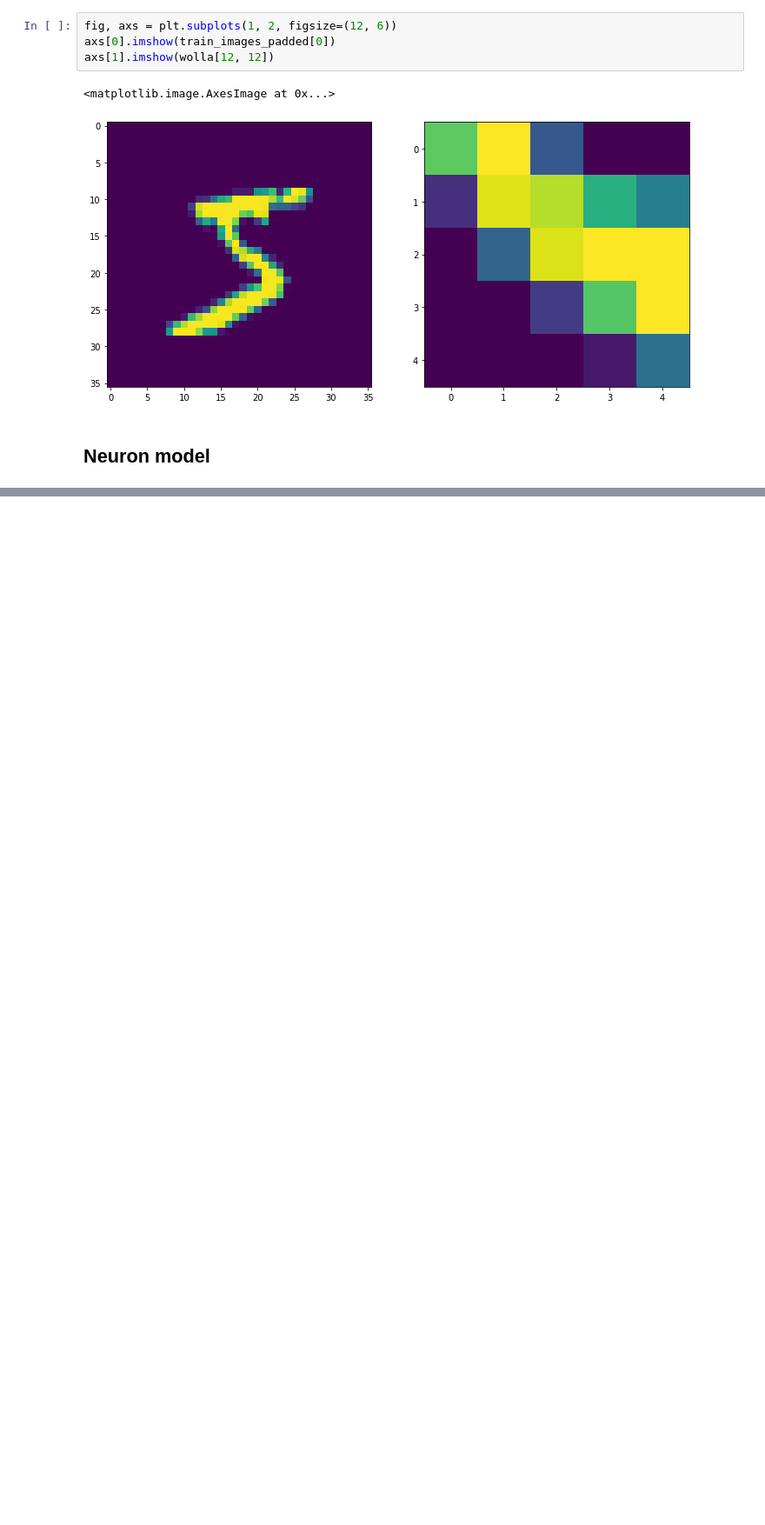
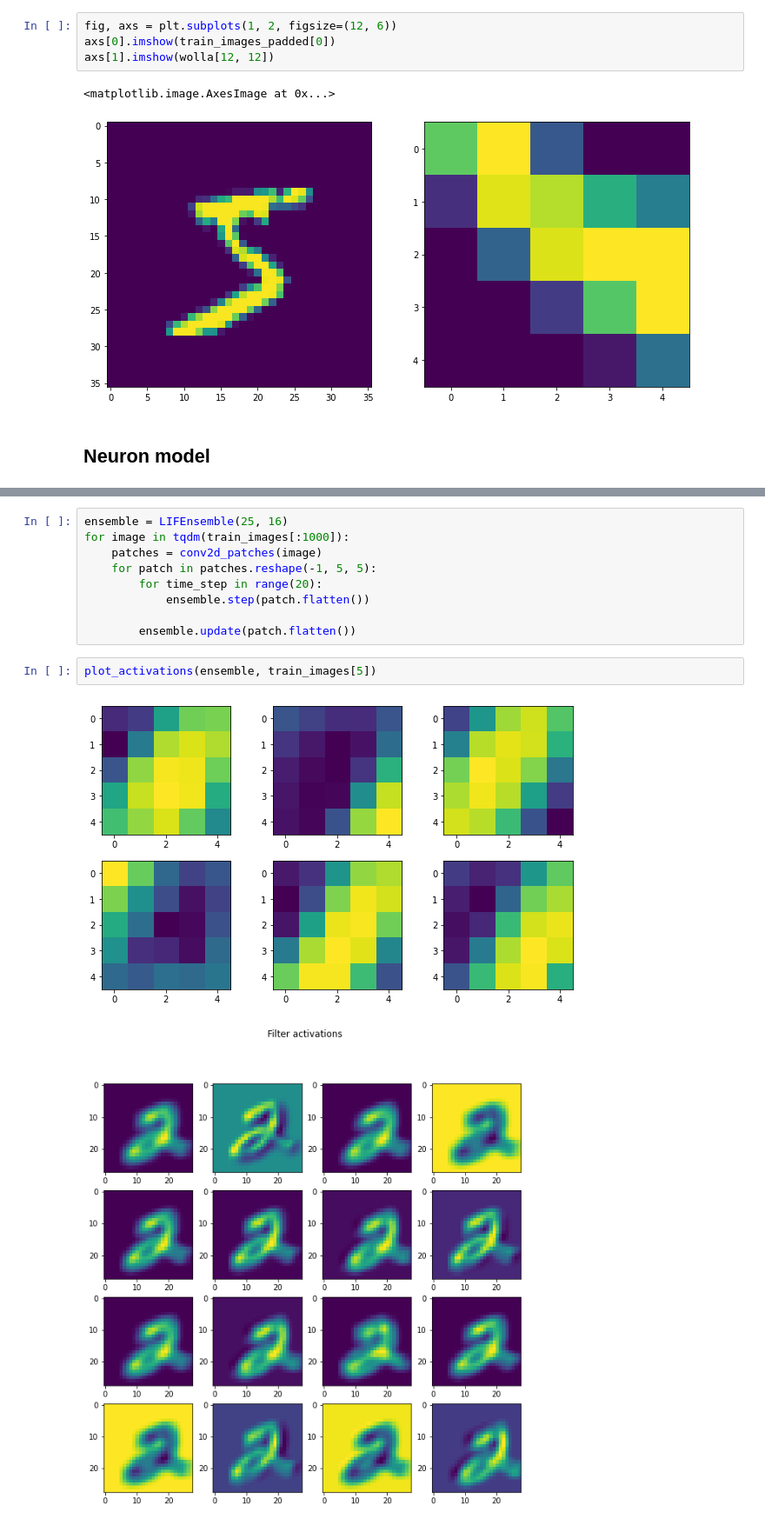
Before and after one commit to nnistelrooij/NeuroComp, a Jupyter notebook: Patch Conv Filters.ipynb, the cells around one changed output, grey strips where cells are left out. Shown at 87% size. Saved outputs shown, nothing was run; the diff lists cells and outputs as text; blank space fills up the shorter version.

```diff
--- a/Patch Conv Filters.ipynb
+++ b/Patch Conv Filters.ipynb
@@ -104,0 +143,14 @@ ValueError: matmul: Input operand 1 has a mismatch in its core dimension 0, with
+# %%
+ensemble = LIFEnsemble(25, 16)
+for image in tqdm(train_images[:1000]):
+    patches = conv2d_patches(image)
+    for patch in patches.reshape(-1, 5, 5):
+        for time_step in range(20):
+            ensemble.step(patch.flatten())
+
+        ensemble.update(patch.flatten())
+# %%
+plot_activations(ensemble, train_images[5])
+# %% [output]
+[figure, added]
+[figure, added]
```
Also changed, not shown: parts of 7 cells of this notebook.
